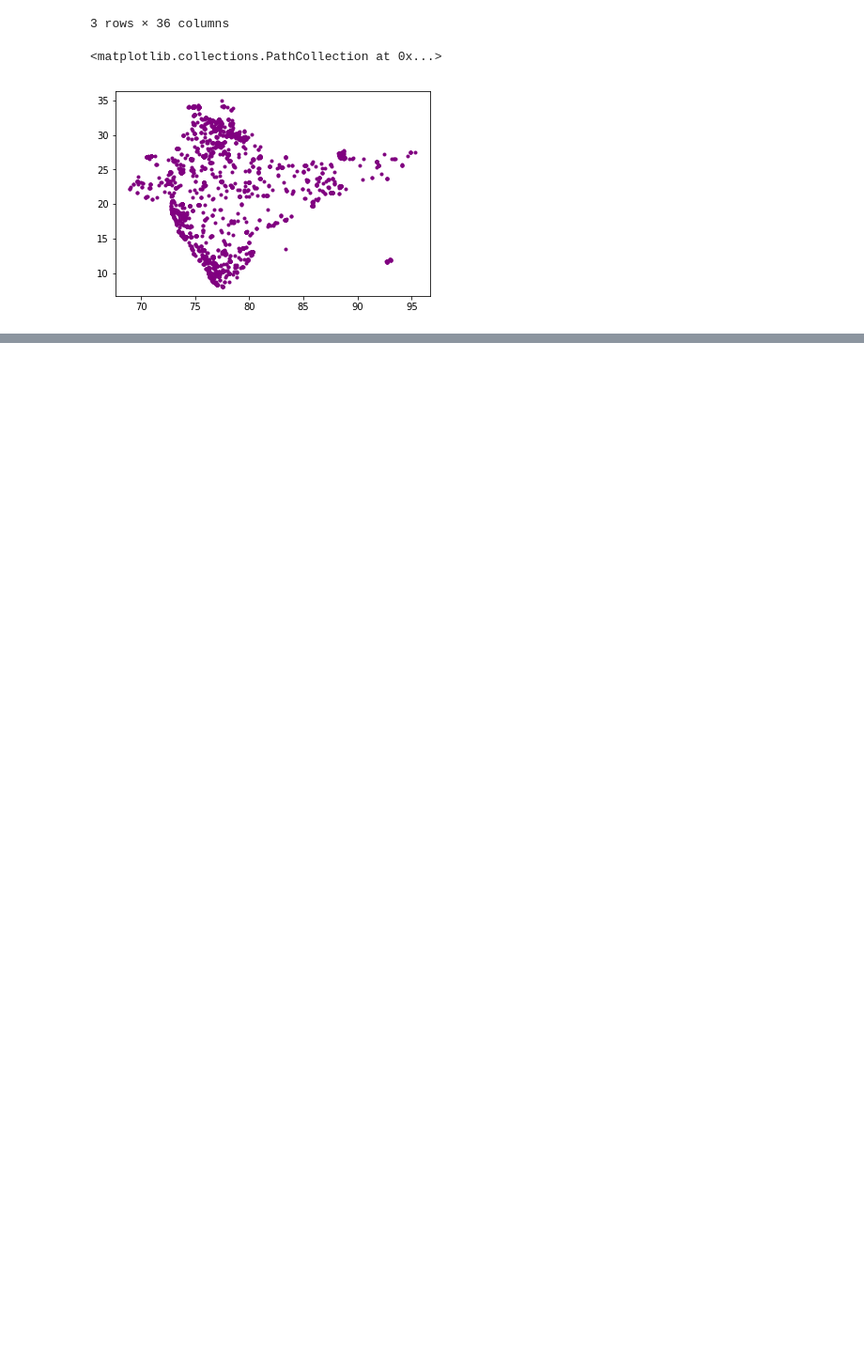
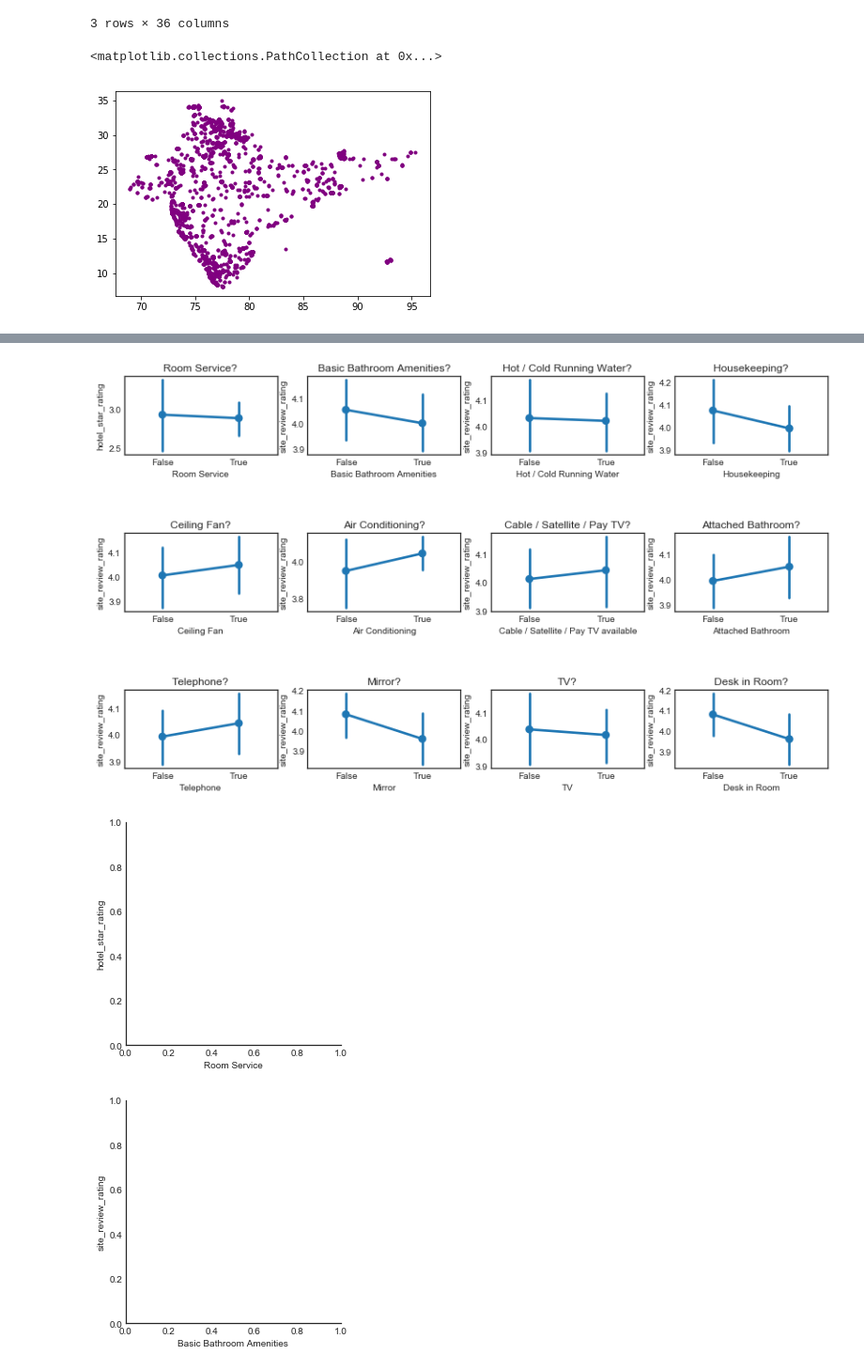
Before and after one commit to anubhav-agarwal/ga-projects, a Jupyter notebook: Indian Hotel System.ipynb, the cells around one changed output, grey strips where cells are left out. Shown at 94% size. Cells and saved outputs as stored; diff of their text form; code cells hidden in the pictures; blank space fills up the shorter version.

```diff
--- a/Indian Hotel System.ipynb
+++ b/Indian Hotel System.ipynb
@@ -83,0 +177,16 @@ plt.scatter(indian_hotels_filtered['longitude'], indian_hotels_filtered['latitud
+# %%
+import itertools
+
+hotels = indian_hotels_filtered
+
+top_amenities = pd.Series(
+    list(itertools.chain(*hotels['room_facilities']\
+                             .fillna("")\
+                             .map(lambda f: [am.strip() for am in f.split("|")])\
+                             .values\
+                             .tolist()))).value_counts().head(12).index.values
+temp = hotels.assign(amenities=hotels['room_facilities'].fillna("").map(
+        lambda f: [am.strip() for am in f.split("|")]))
+
+for amenity in top_amenities:
+    temp[amenity] = temp.amenities.map(lambda l: amenity in l)
@@ -83,0 +234,61 @@ plt.scatter(indian_hotels_filtered['longitude'], indian_hotels_filtered['latitud
+# %%
+import matplotlib.pyplot as plt
+import seaborn as sns
+sns.set_style("white")
+
+f, axarr = plt.subplots(3, 4, figsize=(14, 8))
+f.subplots_adjust(hspace=1)
+
+sns.factorplot(x='Room Service', y='hotel_star_rating', data=temp.dropna(), ax=axarr[0][0])
+axarr[0][0].set_title("Room Service?")
+
+sns.factorplot(x='Basic Bathroom Amenities', y='site_review_rating',
+               data=temp.dropna(), ax=axarr[0][1])
+axarr[0][1].set_title("Basic Bathroom Amenities?")
+
+sns.factorplot(x='Hot / Cold Running Water', y='site_review_rating',
+               data=temp.dropna(), ax=axarr[0][2])
+axarr[0][2].set_title("Hot / Cold Running Water?")
+
+sns.factorplot(x='Housekeeping', y='site_review_rating',
+               data=temp.dropna(), ax=axarr[0][3])
+axarr[0][3].set_title("Housekeeping?")
+
+sns.factorplot(x='Ceiling Fan', y='site_review_rating',
+               data=temp.dropna(), ax=axarr[1][0])
+axarr[1][0].set_title("Ceiling Fan?")
+
+sns.factorplot(x='Air Conditioning', y='site_review_rating',
+               data=temp.dropna(), ax=axarr[1][1])
+axarr[1][1].set_title("Air Conditioning?")
+
+sns.factorplot(x='Cable / Satellite / Pay TV available', y='site_review_rating',
+               data=temp.dropna(), ax=axarr[1][2])
+axarr[1][2].set_title("Cable / Satellite / Pay TV?")
+
+sns.factorplot(x='Attached Bathroom', y='site_review_rating',
+               data=temp.dropna(), ax=axarr[1][3])
+axarr[1][3].set_title("Attached Bathroom?")
+
+sns.factorplot(x='Telephone', y='site_review_rating',
+               data=temp.dropna(), ax=axarr[2][0])
+axarr[2][0].set_title("Telephone?")
+
+sns.factorplot(x='Mirror', y='site_review_rating',
+               data=temp.dropna(), ax=axarr[2][1])
+axarr[2][1].set_title("Mirror?")
+
+sns.factorplot(x='TV', y='site_review_rating',
+               data=temp.dropna(), ax=axarr[2][2])
+axarr[2][2].set_title("TV?")
+
+sns.factorplot(x='Desk in Room', y='site_review_rating',
+               data=temp.dropna(), ax=axarr[2][3])
+axarr[2][3].set_title("Desk in Room?")
+
+import matplotlib.pyplot as plt
+f.savefig('amenities_corr_to_rating.png')
+# %% [output]
+[figure, added]
+[figure, added]
+[figure, added]
```
Also changed, not shown: parts of 25 cells of this notebook, 2 other files.
